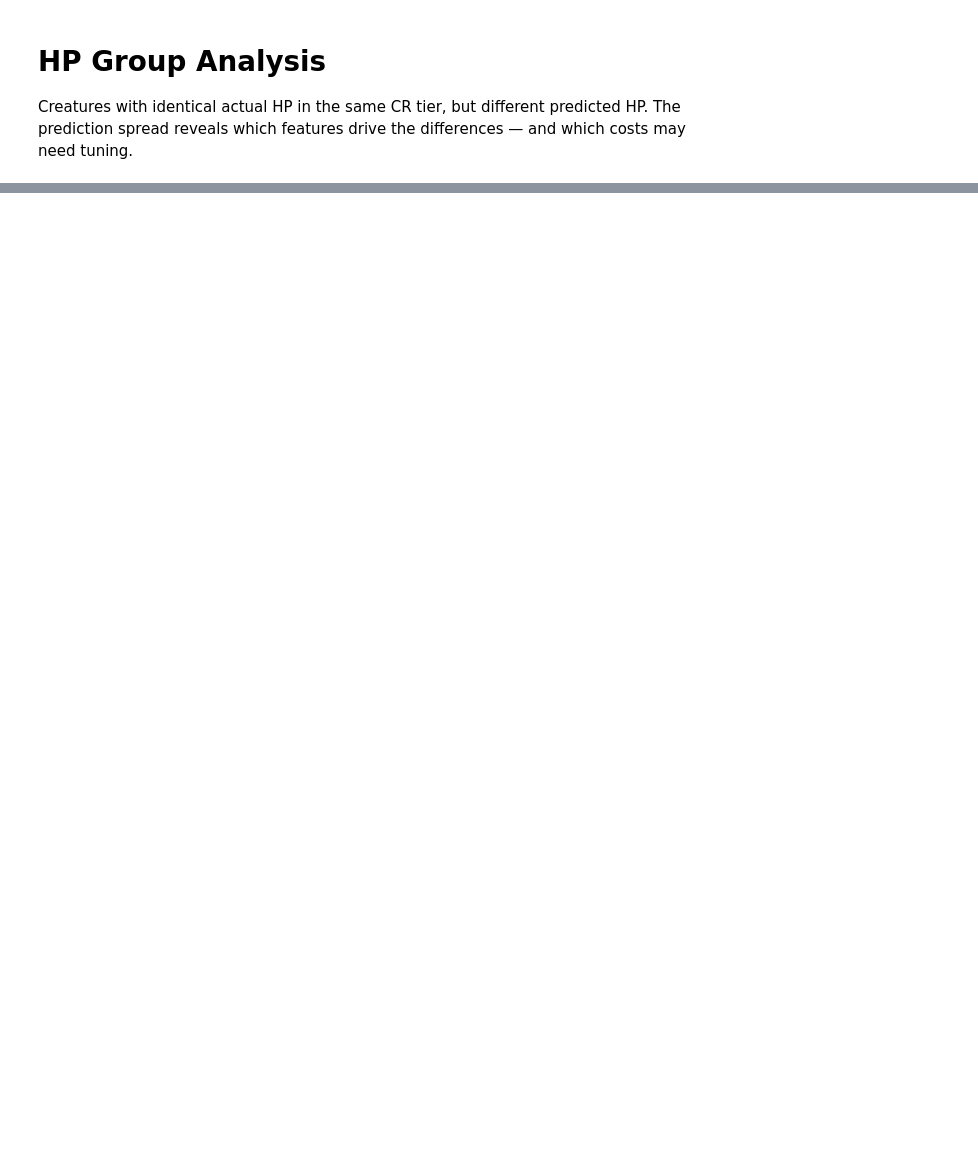
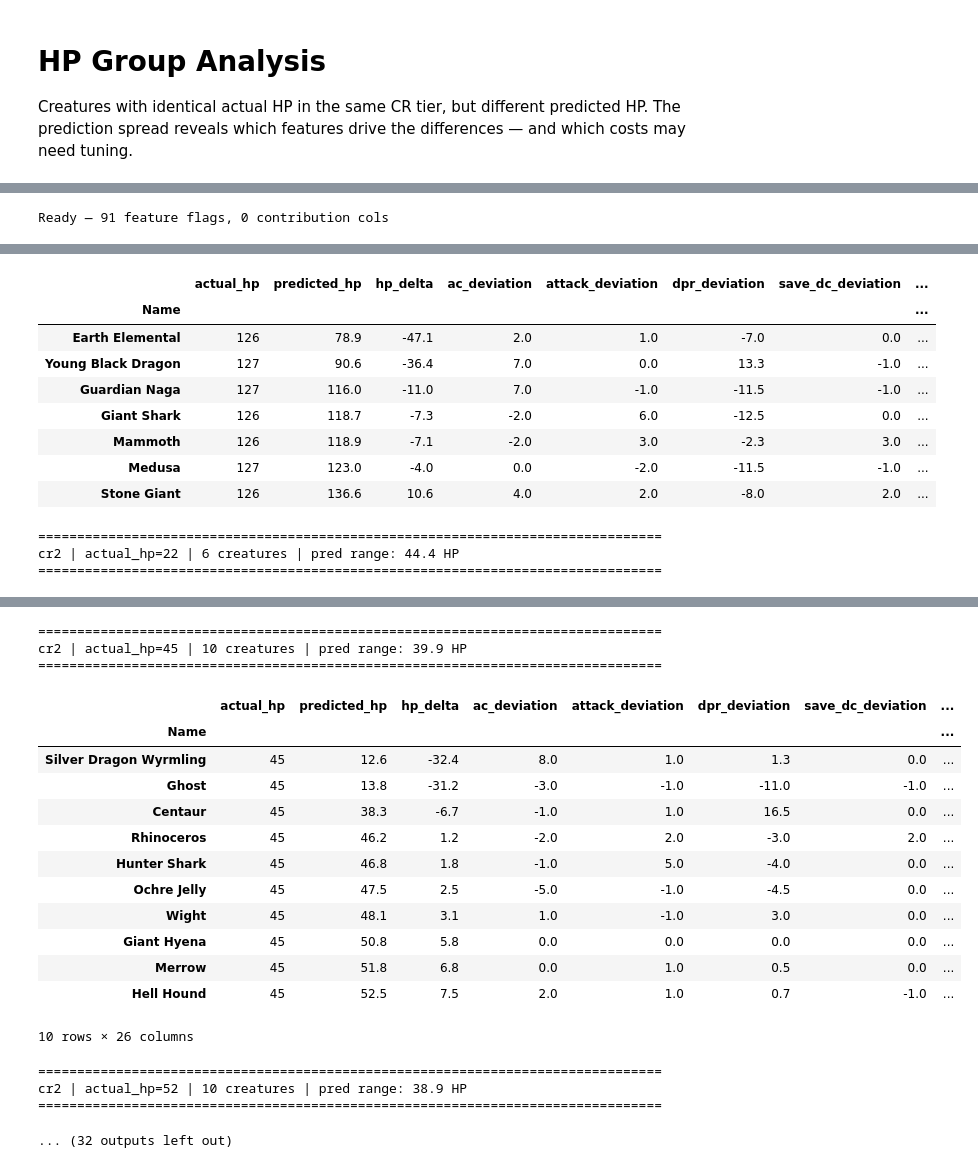
Before and after one commit to conorbarryhoke/matrix_v0, a Jupyter notebook: notebooks/exploration/hp_group_analysis.ipynb, the cells around one changed output, grey strips where cells are left out. Saved outputs shown, nothing was run; the diff lists cells and outputs as text; code cells hidden in the pictures; blank space fills up the shorter version.

Commit message:
good hp group analysis

```diff
--- a/notebooks/exploration/hp_group_analysis.ipynb
+++ b/notebooks/exploration/hp_group_analysis.ipynb
@@ -27,0 +11,16 @@ groups[['cr_tier', 'actual_hp', 'count', 'pred_min', 'pred_max', 'pred_range']].
+# %%
+# Resolve data directory relative to this notebook's location
+NOTEBOOK_DIR = Path.cwd()
+
+# Walk up until we find the data/ directory
+for _candidate in [NOTEBOOK_DIR, NOTEBOOK_DIR / '..', NOTEBOOK_DIR / '../..']:
+    if (_candidate / 'data' / 'engineered_features.csv').exists():
+        DATA_DIR = str(_candidate / 'data')
+        break
+else:
+    DATA_DIR = './data'
+
+df = pd.read_csv(DATA_DIR + '/engineered_features.csv')
+contributions_df = pd.read_csv(DATA_DIR + '/feature_contributions.csv')
+
+print(f'Loaded {len(df)} creatures, {len(contributions_df)} contribution rows')
@@ -33,22 +104,29 @@ phase2_cols = [
     'has_attackers_advantage', 'inflicts_prone'
 ]
 
+# Resistance/immunity columns
+resist_immun_cols = ['resistance_count', 'immunity_count']
+
 # Feature flag columns (feature_*) and contribution columns (contrib_*)
 feature_flag_cols = [c for c in df.columns if c.startswith('feature_') and c not in ['feature_hp', 'feature_dpr', 'feature_ac', 'feature_attack']]
 contrib_cols = [c for c in contributions_df.columns if c.startswith('contrib_')]
 
-def build_group_df(cr_tier, actual_hp):
-    """Build a comparison dataframe for one HP group."""
-    mask = (df['cr_tier'] == cr_tier) & (df['actual_hp'] == actual_hp)
-    group = df[mask].sort_values('predicted_hp')
-    names = group['Name'].tolist()
+def build_group_df(names):
+    """Build a comparison dataframe for a list of creature names."""
+    group = df[df['Name'].isin(names)].sort_values('predicted_hp')
+    names_sorted = group['Name'].tolist()
 
     # Start with core prediction columns
-    core = ['Name', 'predicted_hp', 'hp_delta']
+    core = ['Name', 'actual_hp', 'predicted_hp', 'hp_delta']
     result = group[core].copy()
 
     # Add phase 2 columns that vary
     for col in phase2_cols:
+        if col in group.columns and group[col].nunique() > 1:
+            result[col] = group[col].values
+
+    # Add resistance/immunity counts that vary
+    for col in resist_immun_cols:
         if col in group.columns and group[col].nunique() > 1:
             result[col] = group[col].values
 
@@ -58,9 +136,9 @@ def build_group_df(cr_tier, actual_hp):
             result[col.replace('feature_', 'f_')] = group[col].values
 
     # Add non-zero contribution columns that vary
-    group_contribs = contributions_df[contributions_df['Name'].isin(names)]
+    group_contribs = contributions_df[contributions_df['Name'].isin(names_sorted)]
     if len(group_contribs) > 0:
-        group_contribs = group_contribs.set_index('Name').loc[names]
+        group_contribs = group_contribs.set_index('Name').loc[names_sorted]
         for col in contrib_cols:
             if col in group_contribs.columns:
                 vals = group_contribs[col]
@@ -71,11 +149,14 @@ def build_group_df(cr_tier, actual_hp):
     return result.round(1)
 
 print(f'Ready — {len(feature_flag_cols)} feature flags, {len(contrib_cols)} contribution cols')
+# %% [output]
+Ready — 91 feature flags, 0 contribution cols
 # %%
 # Generate one dataframe per group, sorted by prediction range (most spread first)
 for _, row in groups.iterrows():
-    tier, hp, count = row['cr_tier'], int(row['actual_hp']), int(row['count'])
+    tier, hp_label, count = row['cr_tier'], row['hp_label'], int(row['count'])
     print(f'\n{"="*80}')
-    print(f'{tier} | actual_hp={hp} | {count} creatures | pred range: {row["pred_range"]:.1f} HP')
+    print(f'{tier} | actual_hp={hp_label} | {count} creatures | pred range: {row["pred_range"]:.1f} HP')
     print(f'{"="*80}')
-    display(build_group_df(tier, hp))
+    display(build_group_df(row['names']))
+# %% [output]
@@ -81,0 +189,12 @@ for _, row in groups.iterrows():
+|  | actual_hp | predicted_hp | hp_delta | ac_deviation | attack_deviation | dpr_deviation | save_dc_deviation | ... |
+| Name |  |  |  |  |  |  |  | ... |
+| Earth Elemental | 126 | 78.9 | -47.1 | 2.0 | 1.0 | -7.0 | 0.0 | ... |
+| Young Black Dragon | 127 | 90.6 | -36.4 | 7.0 | 0.0 | 13.3 | -1.0 | ... |
+| Guardian Naga | 127 | 116.0 | -11.0 | 7.0 | -1.0 | -11.5 | -1.0 | ... |
+| Giant Shark | 126 | 118.7 | -7.3 | -2.0 | 6.0 | -12.5 | 0.0 | ... |
+| Mammoth | 126 | 118.9 | -7.1 | -2.0 | 3.0 | -2.3 | 3.0 | ... |
+| Medusa | 127 | 123.0 | -4.0 | 0.0 | -2.0 | -11.5 | -1.0 | ... |
+| Stone Giant | 126 | 136.6 | 10.6 | 4.0 | 2.0 | -8.0 | 2.0 | ... |
+================================================================================
+cr2 | actual_hp=22 | 6 creatures | pred range: 44.4 HP
+================================================================================
@@ -81,0 +209,20 @@ for _, row in groups.iterrows():
+================================================================================
+cr2 | actual_hp=45 | 10 creatures | pred range: 39.9 HP
+================================================================================
+|  | actual_hp | predicted_hp | hp_delta | ac_deviation | attack_deviation | dpr_deviation | save_dc_deviation | ... |
+| Name |  |  |  |  |  |  |  | ... |
+| Silver Dragon Wyrmling | 45 | 12.6 | -32.4 | 8.0 | 1.0 | 1.3 | 0.0 | ... |
+| Ghost | 45 | 13.8 | -31.2 | -3.0 | -1.0 | -11.0 | -1.0 | ... |
+| Centaur | 45 | 38.3 | -6.7 | -1.0 | 1.0 | 16.5 | 0.0 | ... |
+| Rhinoceros | 45 | 46.2 | 1.2 | -2.0 | 2.0 | -3.0 | 2.0 | ... |
+| Hunter Shark | 45 | 46.8 | 1.8 | -1.0 | 5.0 | -4.0 | 0.0 | ... |
+| Ochre Jelly | 45 | 47.5 | 2.5 | -5.0 | -1.0 | -4.5 | 0.0 | ... |
+| Wight | 45 | 48.1 | 3.1 | 1.0 | -1.0 | 3.0 | 0.0 | ... |
+| Giant Hyena | 45 | 50.8 | 5.8 | 0.0 | 0.0 | 0.0 | 0.0 | ... |
+| Merrow | 45 | 51.8 | 6.8 | 0.0 | 1.0 | 0.5 | 0.0 | ... |
+| Hell Hound | 45 | 52.5 | 7.5 | 2.0 | 1.0 | 0.7 | -1.0 | ... |
+10 rows × 26 columns
+================================================================================
+cr2 | actual_hp=52 | 10 creatures | pred range: 38.9 HP
+================================================================================
+... (32 outputs left out)
```
Also changed, not shown: parts of 8 cells of this notebook, 1 other file.
